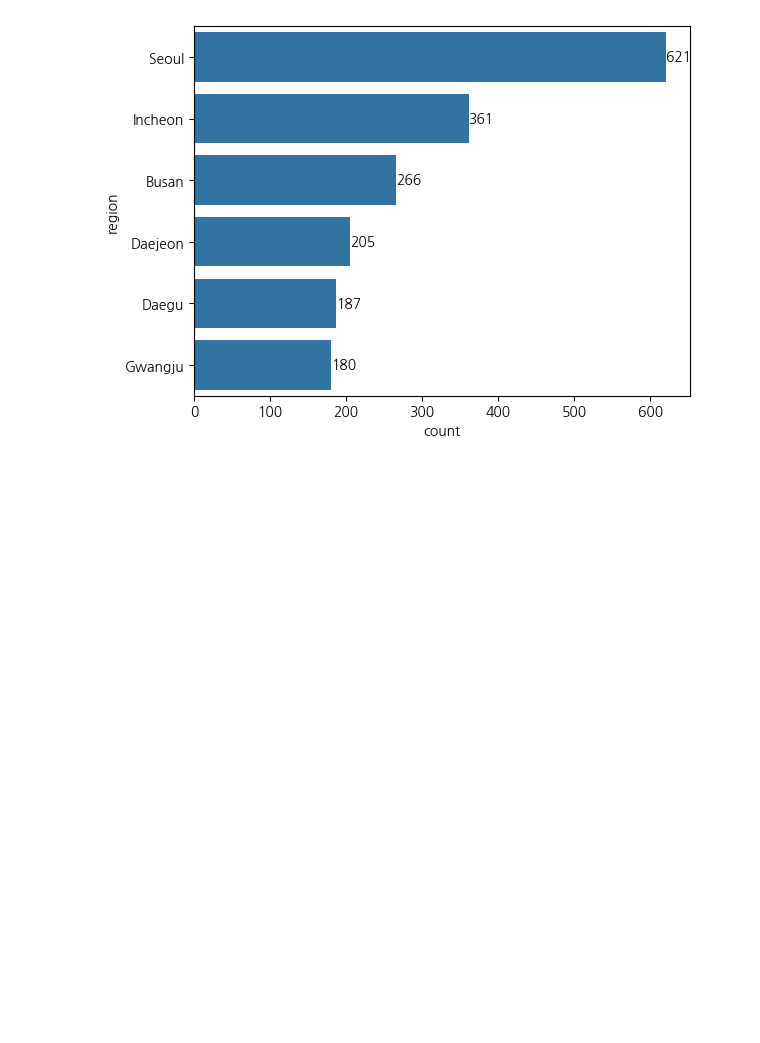
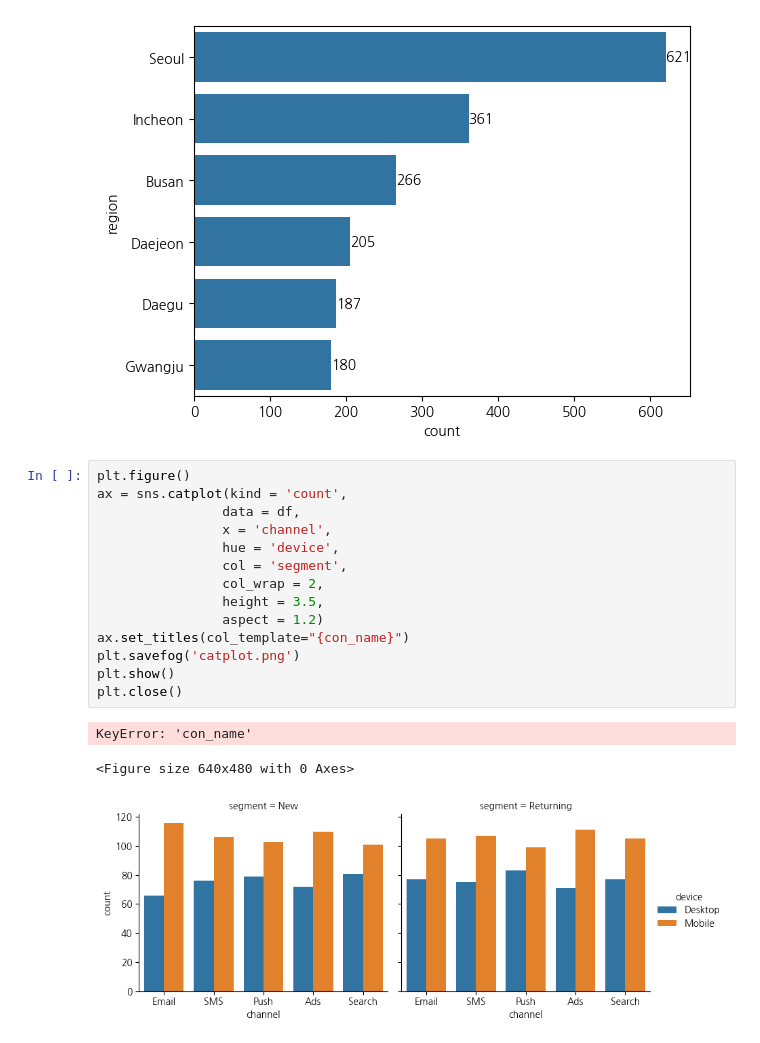
Before and after one commit to garden92/ai-practice, a Jupyter notebook: work/create_data.ipynb, the cells around one changed output. Cells and saved outputs as stored; diff of their text form; blank space fills up the shorter version.

```diff
--- a/work/create_data.ipynb
+++ b/work/create_data.ipynb
@@ -155,3 +155,21 @@ plt.show()
 plt.close()
 # %% [output]
 [figure]
+# %%
+plt.figure()
+ax = sns.catplot(kind = 'count',
+                data = df,
+                x = 'channel',
+                hue = 'device',
+                col = 'segment',
+                col_wrap = 2,
+                height = 3.5,
+                aspect = 1.2)
+ax.set_titles(col_template="{con_name}")
+plt.savefog('catplot.png')
+plt.show()
+plt.close()
+# %% [output]
+KeyError: 'con_name'
+<Figure size 640x480 with 0 Axes>
+[figure, added]
```
Also changed, not shown: 1 other file.
